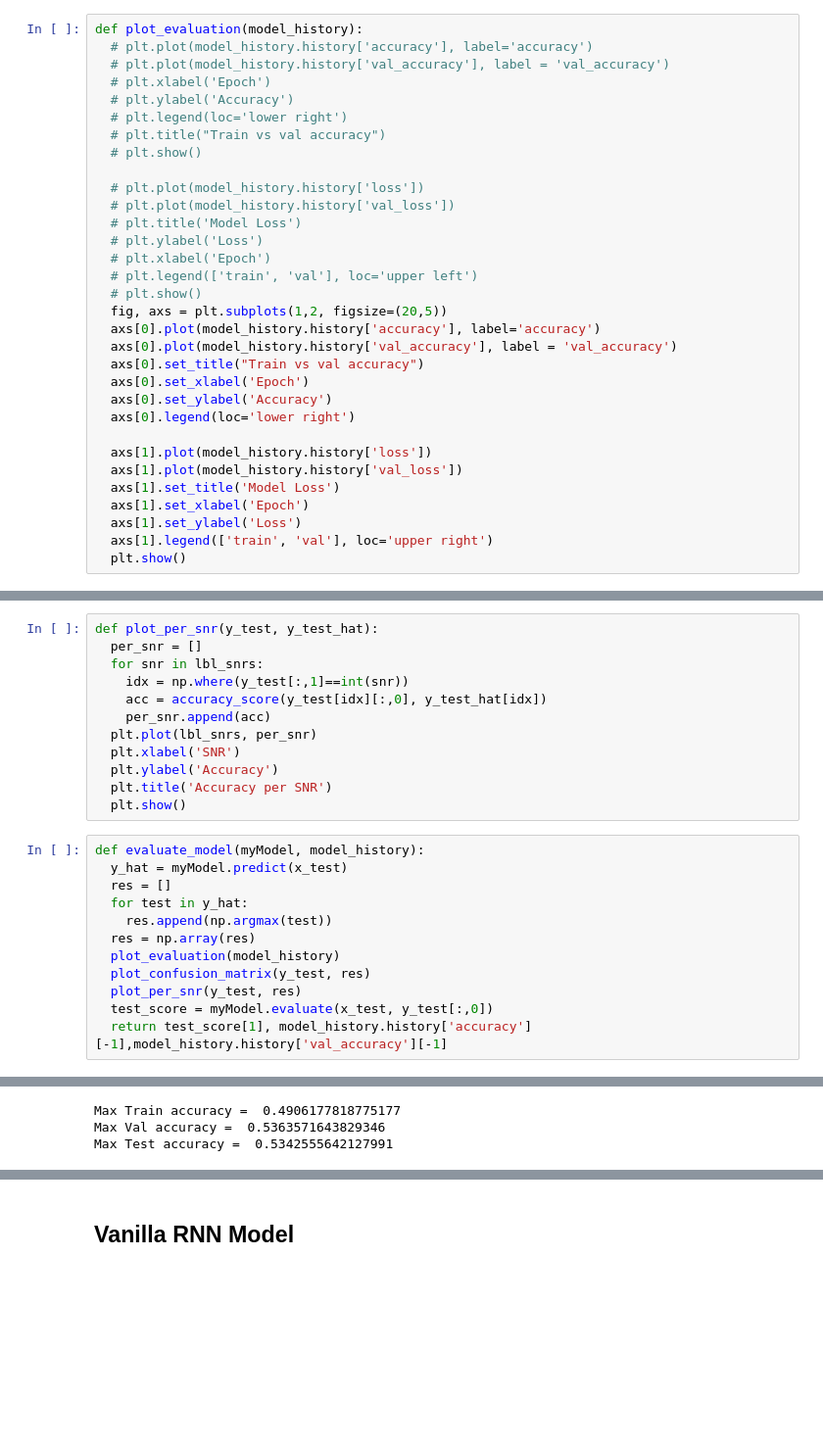
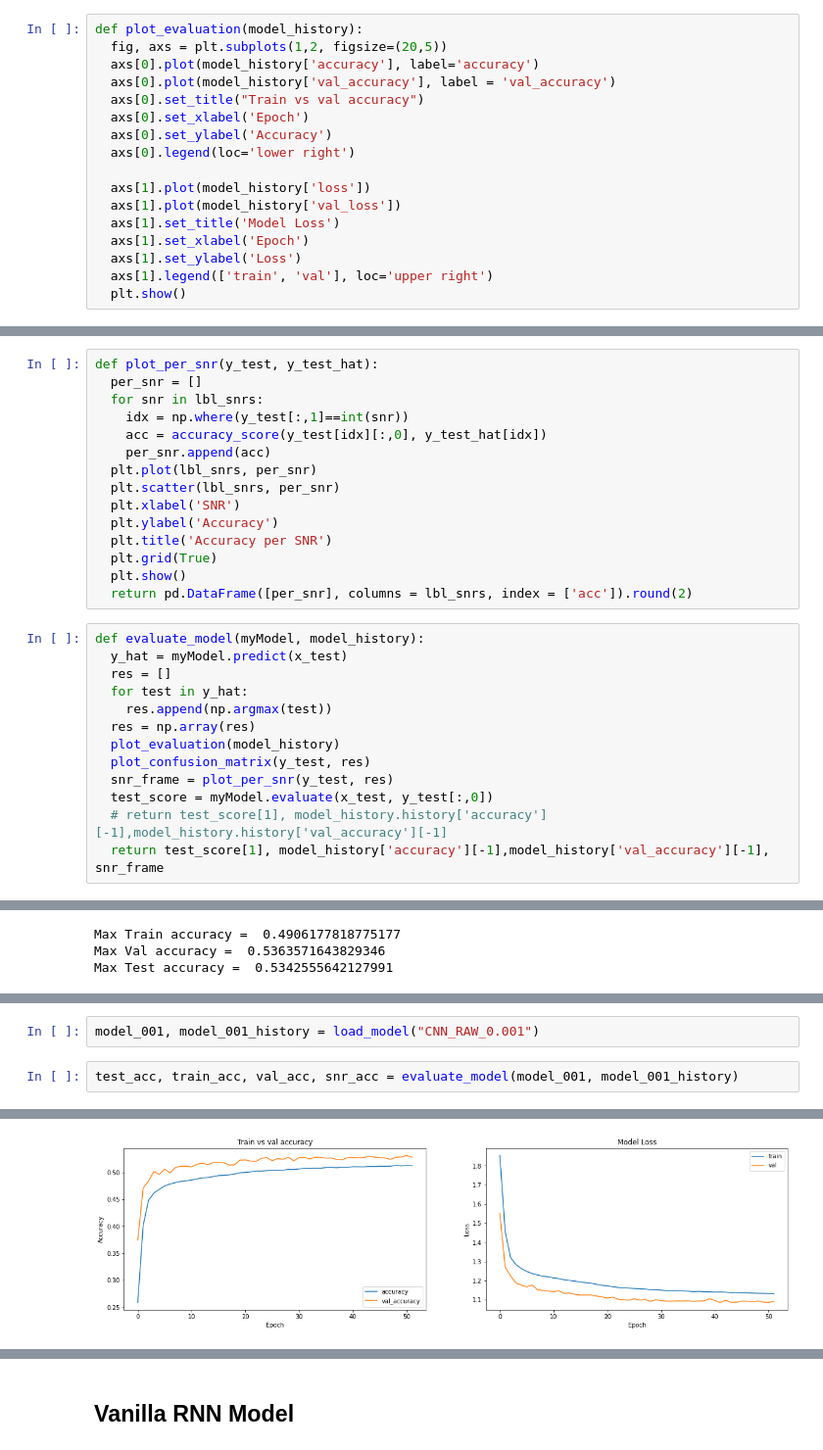
Before and after one commit to Abdelrahman-Shawky/Modulation-Classification, a Jupyter notebook: Modulation_Classification.ipynb, the cells around one changed output, grey strips where cells are left out. Shown at 98% size. Drawn from its saved outputs; the diff is of its cells as text; blank space fills up the shorter version.

Commit message:
model results

```diff
--- a/Modulation_Classification.ipynb
+++ b/Modulation_Classification.ipynb
@@ -210,30 +217,15 @@ def print_accuracies(test, train, val):
 # %%
 def plot_evaluation(model_history):
-  # plt.plot(model_history.history['accuracy'], label='accuracy')
-  # plt.plot(model_history.history['val_accuracy'], label = 'val_accuracy')
-  # plt.xlabel('Epoch')
-  # plt.ylabel('Accuracy')
-  # plt.legend(loc='lower right')
-  # plt.title("Train vs val accuracy")
-  # plt.show()
-
-  # plt.plot(model_history.history['loss'])
-  # plt.plot(model_history.history['val_loss'])
-  # plt.title('Model Loss')
-  # plt.ylabel('Loss')
-  # plt.xlabel('Epoch')
-  # plt.legend(['train', 'val'], loc='upper left')
-  # plt.show()
   fig, axs = plt.subplots(1,2, figsize=(20,5))
-  axs[0].plot(model_history.history['accuracy'], label='accuracy')
-  axs[0].plot(model_history.history['val_accuracy'], label = 'val_accuracy')
+  axs[0].plot(model_history['accuracy'], label='accuracy')
+  axs[0].plot(model_history['val_accuracy'], label = 'val_accuracy')
   axs[0].set_title("Train vs val accuracy")
   axs[0].set_xlabel('Epoch')
   axs[0].set_ylabel('Accuracy')
   axs[0].legend(loc='lower right')
 
-  axs[1].plot(model_history.history['loss'])
-  axs[1].plot(model_history.history['val_loss'])
+  axs[1].plot(model_history['loss'])
+  axs[1].plot(model_history['val_loss'])
   axs[1].set_title('Model Loss')
   axs[1].set_xlabel('Epoch')
   axs[1].set_ylabel('Loss')
@@ -263,10 +255,13 @@ def plot_per_snr(y_test, y_test_hat):
     acc = accuracy_score(y_test[idx][:,0], y_test_hat[idx])
     per_snr.append(acc)
   plt.plot(lbl_snrs, per_snr)
+  plt.scatter(lbl_snrs, per_snr)
   plt.xlabel('SNR')
   plt.ylabel('Accuracy')
   plt.title('Accuracy per SNR')
+  plt.grid(True)
   plt.show()
+  return pd.DataFrame([per_snr], columns = lbl_snrs, index = ['acc']).round(2)
 # %%
 def evaluate_model(myModel, model_history):
   y_hat = myModel.predict(x_test)
@@ -276,9 +271,10 @@ def evaluate_model(myModel, model_history):
   res = np.array(res)
   plot_evaluation(model_history)
   plot_confusion_matrix(y_test, res)
-  plot_per_snr(y_test, res)
+  snr_frame = plot_per_snr(y_test, res)
   test_score = myModel.evaluate(x_test, y_test[:,0])
-  return test_score[1], model_history.history['accuracy'][-1],model_history.history['val_accuracy'][-1]
+  # return test_score[1], model_history.history['accuracy'][-1],model_history.history['val_accuracy'][-1]
+  return test_score[1], model_history['accuracy'][-1],model_history['val_accuracy'][-1], snr_frame
 # %% [markdown]
 ### Model
 # %%
@@ -434,0 +451,5 @@ Max Test accuracy =  0.5342555642127991
+# %%
+model_001, model_001_history = load_model("CNN_RAW_0.001")
+# %%
+test_acc, train_acc, val_acc, snr_acc = evaluate_model(model_001, model_001_history)
+# %% [output]
@@ -434,0 +457 @@ Max Test accuracy =  0.5342555642127991
+[figure, added]
```
Also changed, not shown: parts of 23 cells of this notebook.
